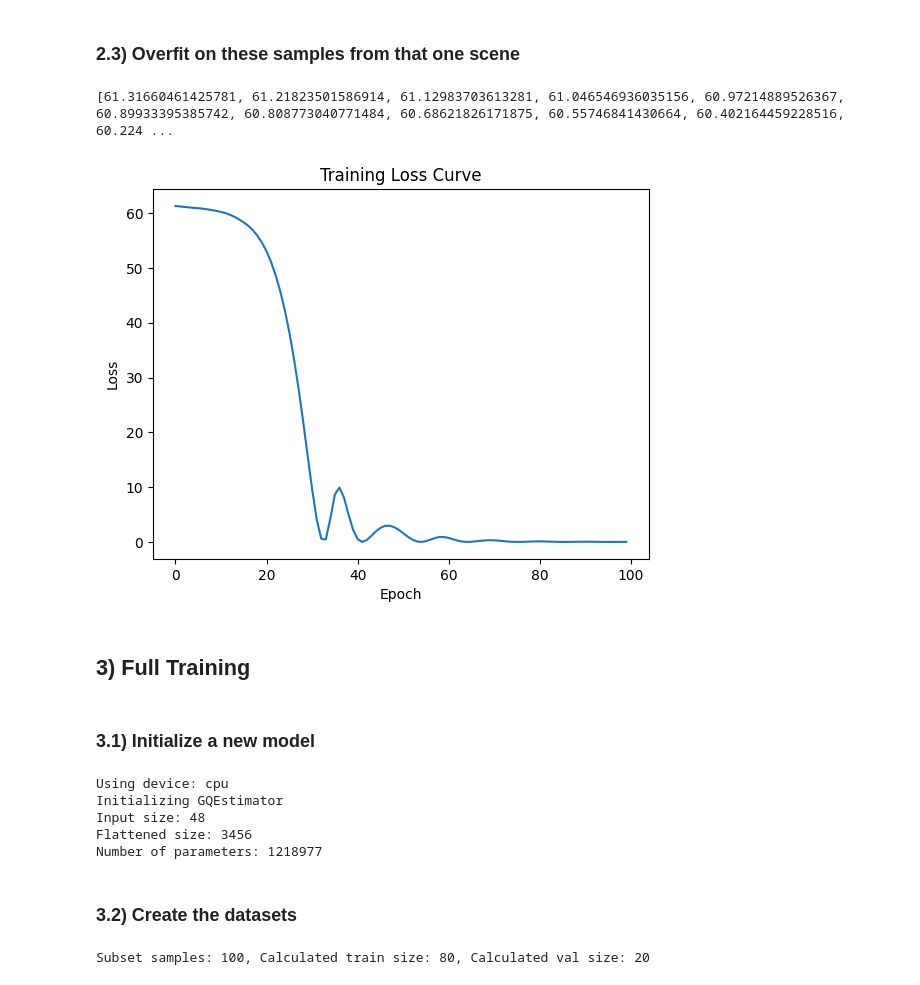
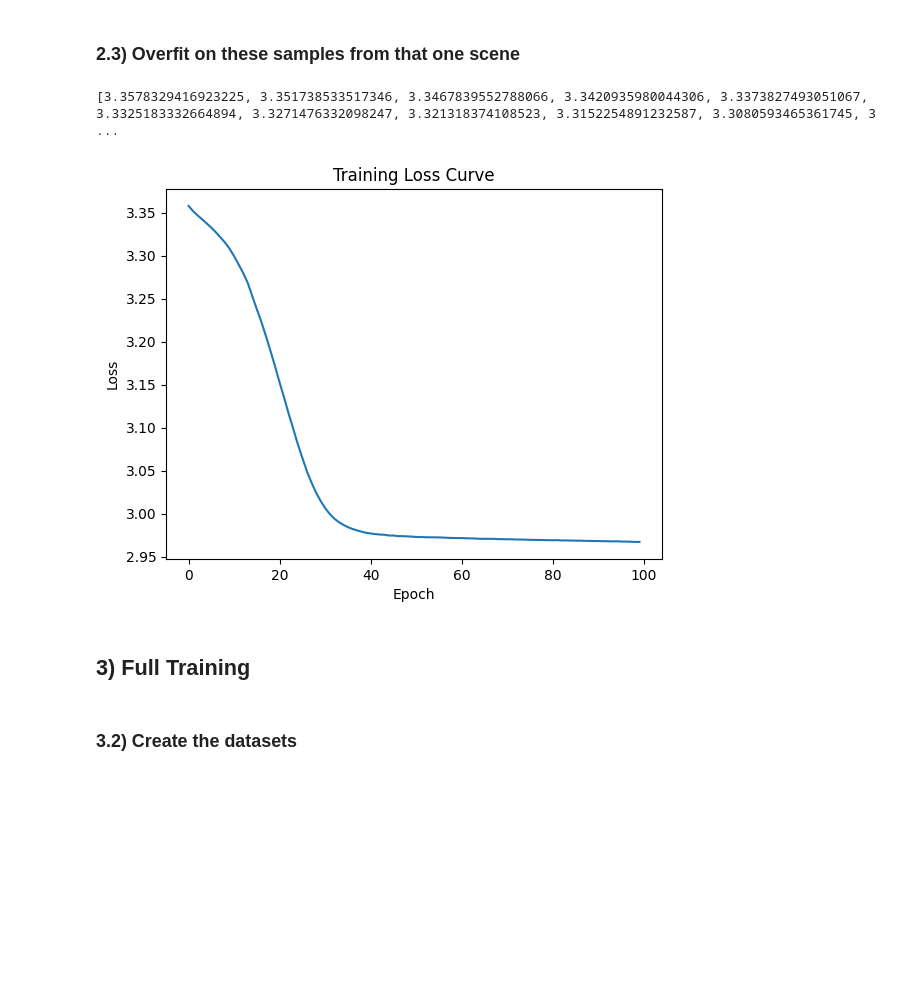
Before and after one commit to hannesill/grasp-quality, a Jupyter notebook: train.ipynb, the cells around one changed output. Cells and saved outputs as stored; diff of their text form; code cells hidden in the pictures; blank space fills up the shorter version.

Commit message:
Modify training and add train.py

```diff
--- a/train.ipynb
+++ b/train.ipynb
@@ -100,7 +100,7 @@ def get_samples(scene, num_samples):
         samples.append(sample)
     return samples
 
-samples = get_samples(scene, 1)
+samples = get_samples(scene, 10)
 
 for i, sample in enumerate(samples[:3]):
     print(f"Sample {i}:")
@@ -123,91 +129,34 @@ torch.Size([48, 48, 48])
 # %%
 EPOCHS = 100
 
 losses = []
-optimizer = torch.optim.Adam(model.parameters(), lr=0.0001)
+optimizer = torch.optim.Adam(model.parameters(), lr=1e-5)
 criterion = torch.nn.MSELoss()
 
 for epoch in range(EPOCHS):
     epoch_loss = 0.0
     for sample in samples:
         optimizer.zero_grad()
         pred_quality = model(sample['sdf'], sample['grasps'])
         loss = criterion(pred_quality, sample['scores'])
         loss.backward()
         optimizer.step()
         epoch_loss += loss.item()
 
     epoch_loss /= len(samples)
     losses.append(epoch_loss)
 
 print(losses)
 
 plt.plot(losses)
 plt.xlabel('Epoch')
 plt.ylabel('Loss')
 plt.title('Training Loss Curve')
 plt.show()
 # %% [output]
-[61.31660461425781, 61.21823501586914, 61.12983703613281, 61.046546936035156, 60.97214889526367, 60.89933395385742, 60.808773040771484, 60.68621826171875, 60.55746841430664, 60.402164459228516, 60.224 ...
+[3.3578329416923225, 3.351738533517346, 3.3467839552788066, 3.3420935980044306, 3.3373827493051067, 3.3325183332664894, 3.3271476332098247, 3.321318374108523, 3.3152254891232587, 3.3080593465361745, 3 ...
-[figure, old version]
+[figure, new version]
 # %% [markdown]
 ## 3) Full Training
-# %% [markdown]
-### 3.1) Initialize a new model
-# %%
-# Initialize model and move to GPU if available
-device = torch.device('cuda' if torch.cuda.is_available() else 'cpu')
-print(f"Using device: {device}")
-
-model = GQEstimator(
-    input_size=48,
-    base_channels=16,
-    fc_dims=[256, 128, 64]
-).to(device)
-# %% [output]
-Using device: cpu
-Initializing GQEstimator
-Input size: 48
-Flattened size: 3456
-Number of parameters: 1218977
 # %% [markdown]
 ### 3.2) Create the datasets
-# %%
-from torch.utils.data import random_split, DataLoader
-
-# Load the dataset
-dataset = GraspDataset(data_path)
-# Create a subset of the dataset using a list comprehension to properly handle file paths
-subset_indices = list(range(100))
-dataset = torch.utils.data.Subset(dataset, subset_indices)
-
-# Split dataset into training and validation
-val_split = 0.2
-num_samples = len(dataset)
-
-train_size = int(num_samples * (1 - val_split))
-val_size = num_samples - train_size
-
-print(f"Subset samples: {num_samples}, Calculated train size: {train_size}, Calculated val size: {val_size}")
-
-batch_size = 1 # 1 scene per iteration
-
-# Create train/val splits with fixed seed
-train_dataset, val_dataset = random_split(dataset, [train_size, val_size], generator=torch.Generator().manual_seed(42))
-
-# Create DataLoaders with shuffling
-train_dataloader = DataLoader(
-    train_dataset,
-    batch_size=batch_size,
-    shuffle=True,
-    generator=torch.Generator().manual_seed(42)
-)
-
-val_dataloader = DataLoader(
-    val_dataset,
-    batch_size=batch_size,
-    shuffle=True,
-    generator=torch.Generator().manual_seed(42)
-)
-# %% [output]
-Subset samples: 100, Calculated train size: 80, Calculated val size: 20
```
Also changed, not shown: parts of 3 cells of this notebook, 1 other file.
